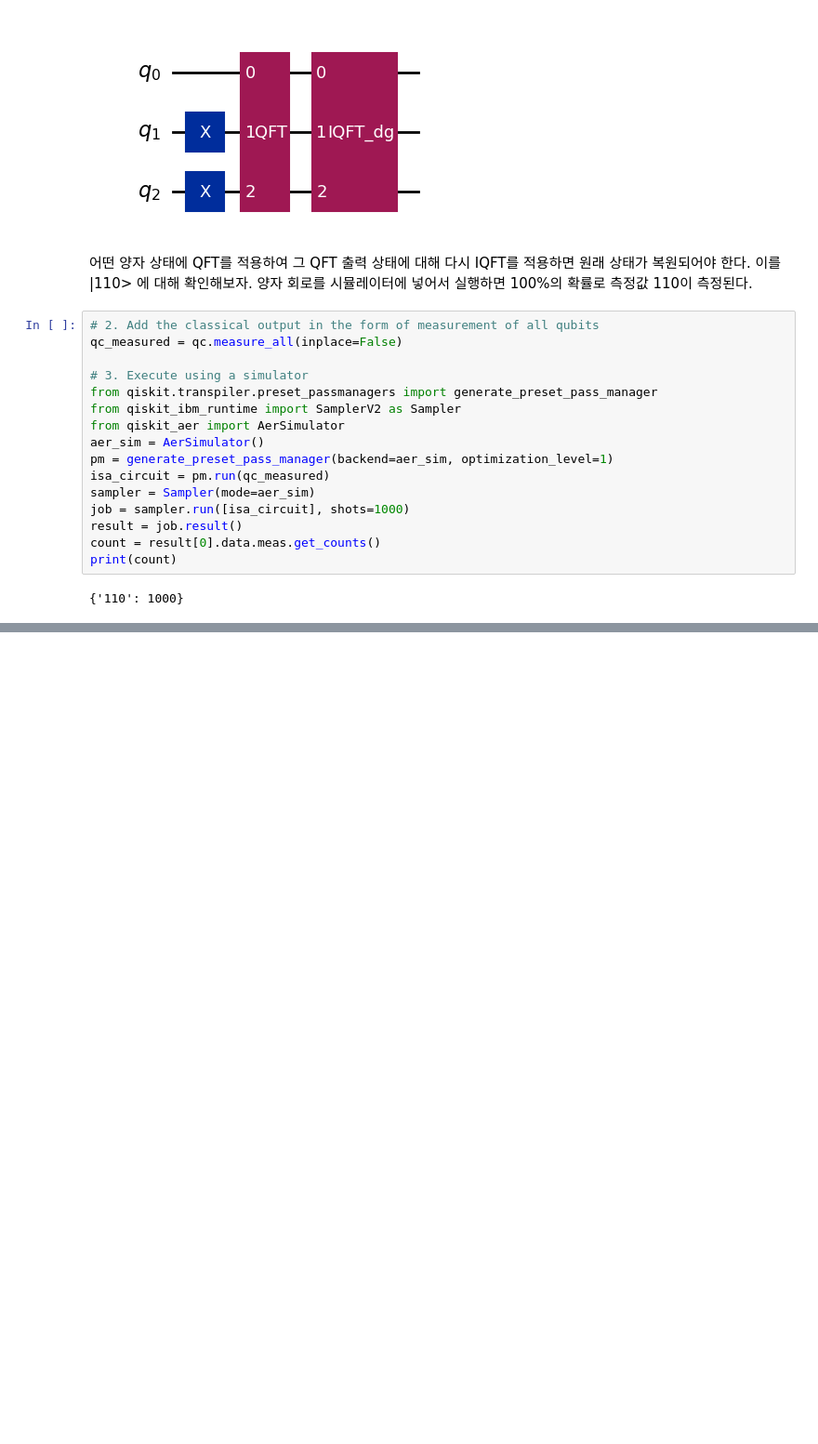
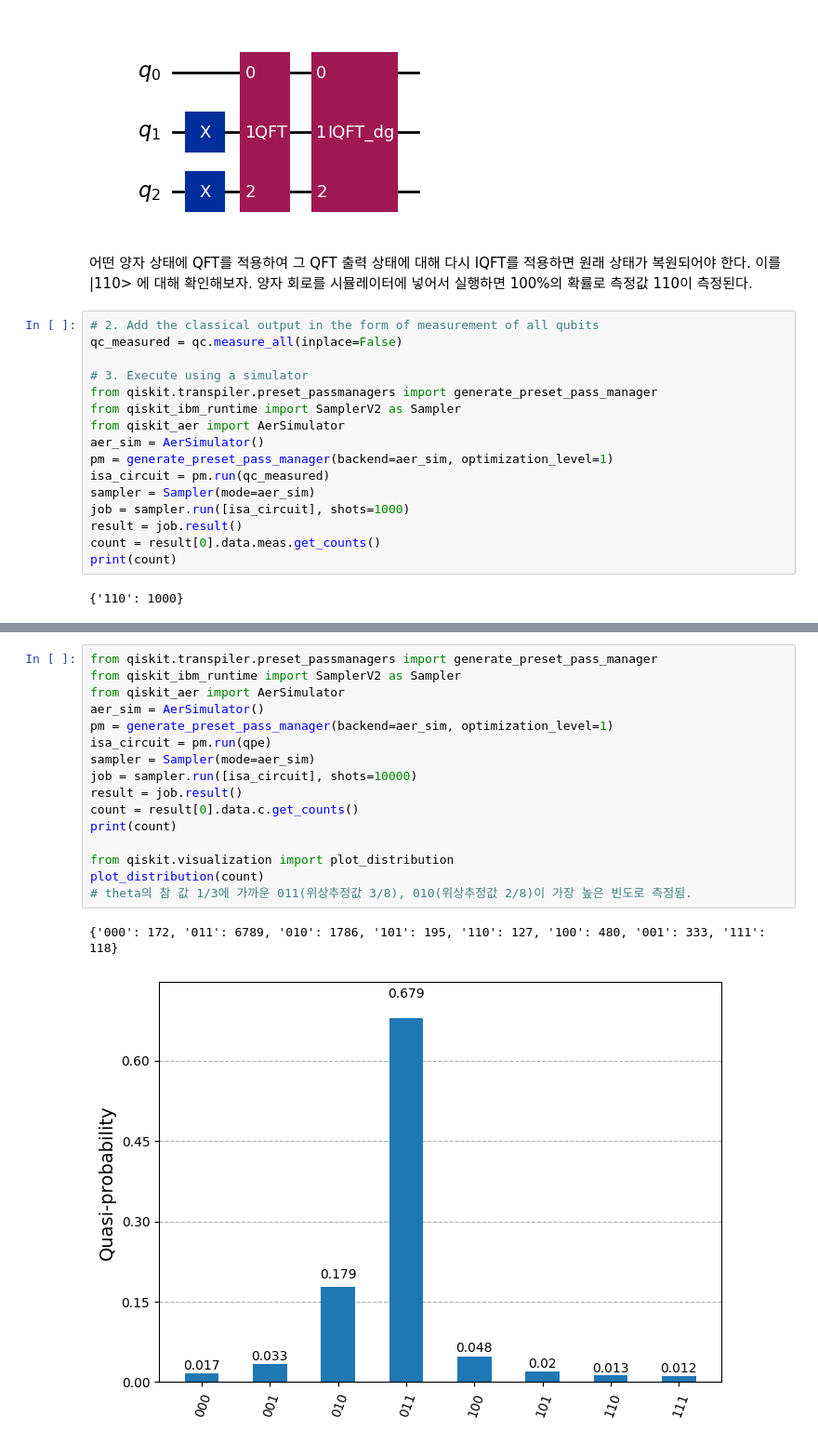
Before and after one commit to seungmei/QNS, a Jupyter notebook: 프로그래밍으로_배우는_양자컴퓨팅_6장.ipynb, the cells around one changed output, grey strips where cells are left out. Shown: that part at 93% size. Saved outputs shown, nothing was run; the diff lists cells and outputs as text; blank space fills up the shorter version.

```diff
--- a/프로그래밍으로_배우는_양자컴퓨팅_6장.ipynb
+++ b/프로그래밍으로_배우는_양자컴퓨팅_6장.ipynb
@@ -450,0 +544,19 @@ print(count)
+# %%
+from qiskit.transpiler.preset_passmanagers import generate_preset_pass_manager
+from qiskit_ibm_runtime import SamplerV2 as Sampler
+from qiskit_aer import AerSimulator
+aer_sim = AerSimulator()
+pm = generate_preset_pass_manager(backend=aer_sim, optimization_level=1)
+isa_circuit = pm.run(qpe)
+sampler = Sampler(mode=aer_sim)
+job = sampler.run([isa_circuit], shots=10000)
+result = job.result()
+count = result[0].data.c.get_counts()
+print(count)
+
+from qiskit.visualization import plot_distribution
+plot_distribution(count)
+# theta의 참 값 1/3에 가까운 011(위상추정값 3/8), 010(위상추정값 2/8)이 가장 높은 빈도로 측정됨.
+# %% [output]
+{'000': 172, '011': 6789, '010': 1786, '101': 195, '110': 127, '100': 480, '001': 333, '111': 118}
+[figure, added]
```
Also changed, not shown: parts of 50 cells of this notebook.
